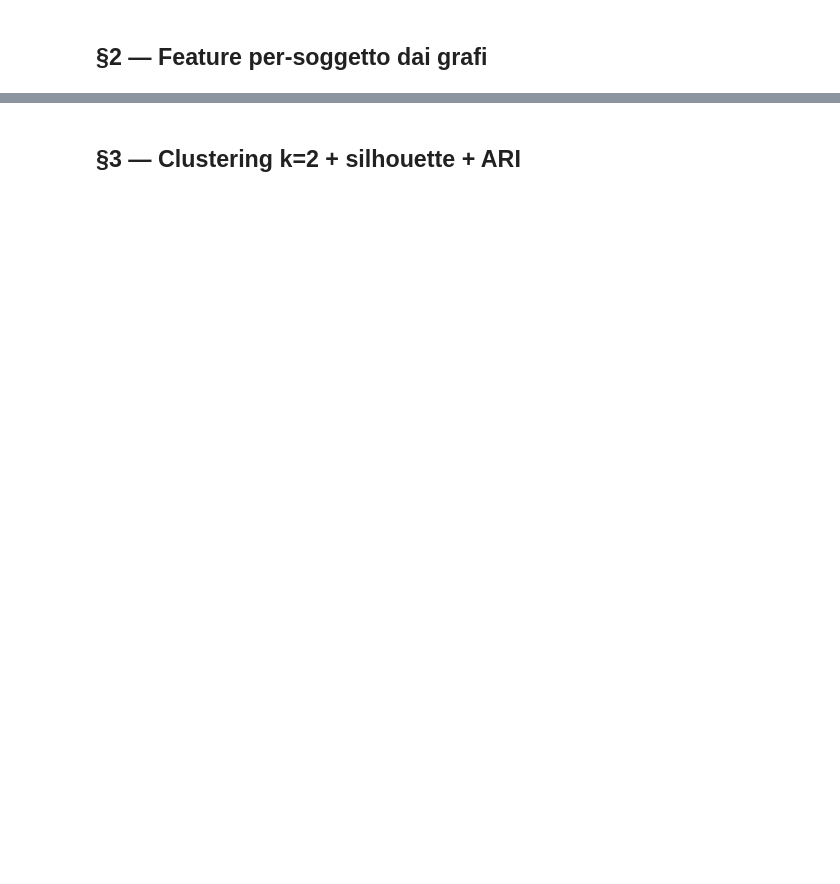
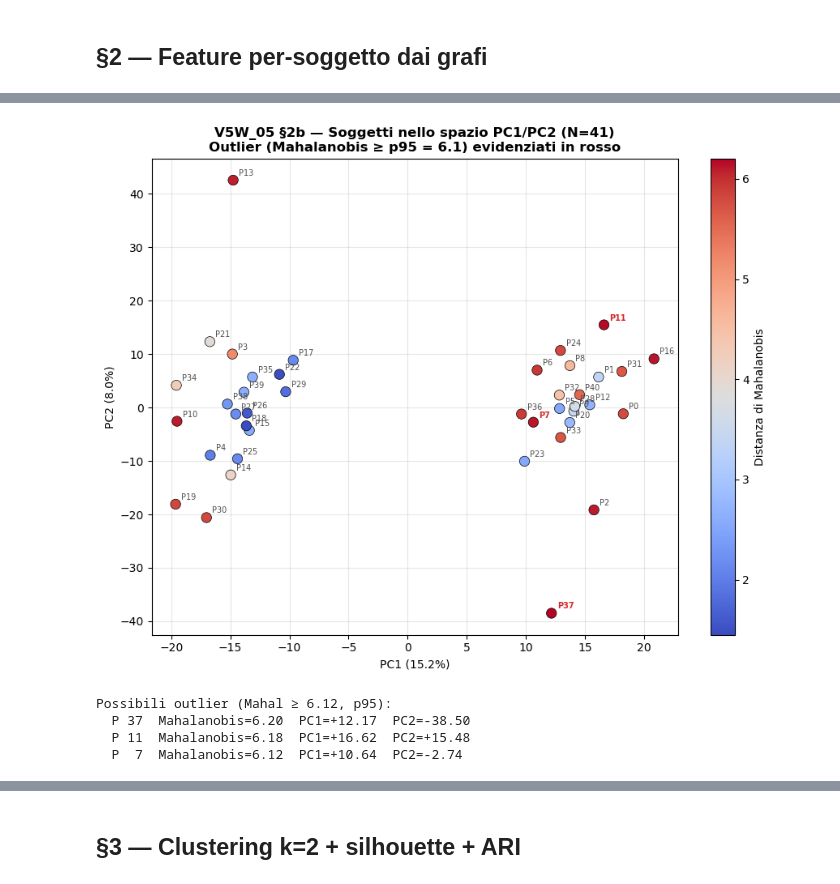
Before and after one commit to daniele22-u/miralis-hypergraph-imagined-speech, a Jupyter notebook: notebooks/validation_5words/V5W_05_phenotypes.ipynb, the cells around one changed output, grey strips where cells are left out. Cells and saved outputs as stored; diff of their text form; code cells hidden in the pictures; blank space fills up the shorter version.

Commit message:
feat: add phenotype outlier analysis and diagnostic figures to 5-words validation notebooks

```diff
--- a/notebooks/validation_5words/V5W_05_phenotypes.ipynb
+++ b/notebooks/validation_5words/V5W_05_phenotypes.ipynb
@@ -80,0 +89,56 @@ else:
+# %%
+# §2b — PCA(2) scatter per individuare outlier tra i soggetti
+from scipy.spatial.distance import mahalanobis
+
+# Concateno feature grafo + ipergrafo per visione complessiva
+FEAT_ALL = np.hstack([FEAT_G, FEAT_H])
+X_sc = StandardScaler().fit_transform(FEAT_G)        # era FEAT_ALL
+Z_full = PCA(n_components=min(20, FEAT_G.shape[0]-1), random_state=RANDOM_SEED).fit_transform(X_sc)
+
+# Distanza di Mahalanobis dal centroide per quantificare gli outlier
+mu = Z_full.mean(axis=0)
+cov = np.cov(Z_full, rowvar=False)
+cov_inv = np.linalg.inv(cov)
+mah = np.array([mahalanobis(z, mu, cov_inv) for z in Z_full])
+THR = np.percentile(mah, 95)   # soglia 95-esimo percentile
+
+fig, ax = plt.subplots(figsize=(9, 7))
+Z2 = Z_full[:, :2]
+pca2_var = PCA(n_components=2, random_state=RANDOM_SEED).fit(X_sc)
+sc = ax.scatter(Z2[:, 0], Z2[:, 1], c=mah, cmap='coolwarm',
+                edgecolors='k', s=80, linewidths=0.5, zorder=3)
+plt.colorbar(sc, ax=ax, label='Distanza di Mahalanobis')
+
+# Annota tutti i soggetti (ID); evidenzia outlier in rosso
+for i, sid in enumerate(SUBJ):
+    color = '#d62728' if mah[i] >= THR else '0.3'
+    weight = 'bold' if mah[i] >= THR else 'normal'
+    ax.annotate(f'P{sid}', (Z2[i, 0], Z2[i, 1]),
+                fontsize=7, fontweight=weight, color=color,
+                textcoords='offset points', xytext=(5, 4))
+
+ax.set_xlabel(f'PC1 ({pca2.explained_variance_ratio_[0]*100:.1f}%)')
+ax.set_ylabel(f'PC2 ({pca2.explained_variance_ratio_[1]*100:.1f}%)')
+ax.set_title(f'V5W_05 §2b — Soggetti nello spazio PC1/PC2 (N={len(SUBJ)})\n'
+             f'Outlier (Mahalanobis ≥ p95 = {THR:.1f}) evidenziati in rosso',
+             fontweight='bold')
+ax.grid(True, alpha=0.3)
+plt.tight_layout()
+plt.savefig(FIG_DIR / 'v5w05_pca_outlier.png', dpi=160, bbox_inches='tight')
+plt.show()
+
+# Report outlier
+outlier_idx = np.where(mah >= THR)[0]
+if len(outlier_idx):
+    print(f'\nPossibili outlier (Mahal ≥ {THR:.2f}, p95):')
+    for i in np.argsort(-mah[outlier_idx]):
+        print(f'  P{SUBJ[outlier_idx[i]]:>3d}  Mahalanobis={mah[outlier_idx[i]]:.2f}'
+              f'  PC1={Z2[outlier_idx[i],0]:+.2f}  PC2={Z2[outlier_idx[i],1]:+.2f}')
+else:
+    print('Nessun outlier evidente (tutti entro il p95).')
+# %% [output]
+[figure, added]
+Possibili outlier (Mahal ≥ 6.12, p95):
+  P 37  Mahalanobis=6.20  PC1=+12.17  PC2=-38.50
+  P 11  Mahalanobis=6.18  PC1=+16.62  PC2=+15.48
+  P  7  Mahalanobis=6.12  PC1=+10.64  PC2=-2.74
```
Also changed, not shown: parts of 25 cells of this notebook, 18 other files.
